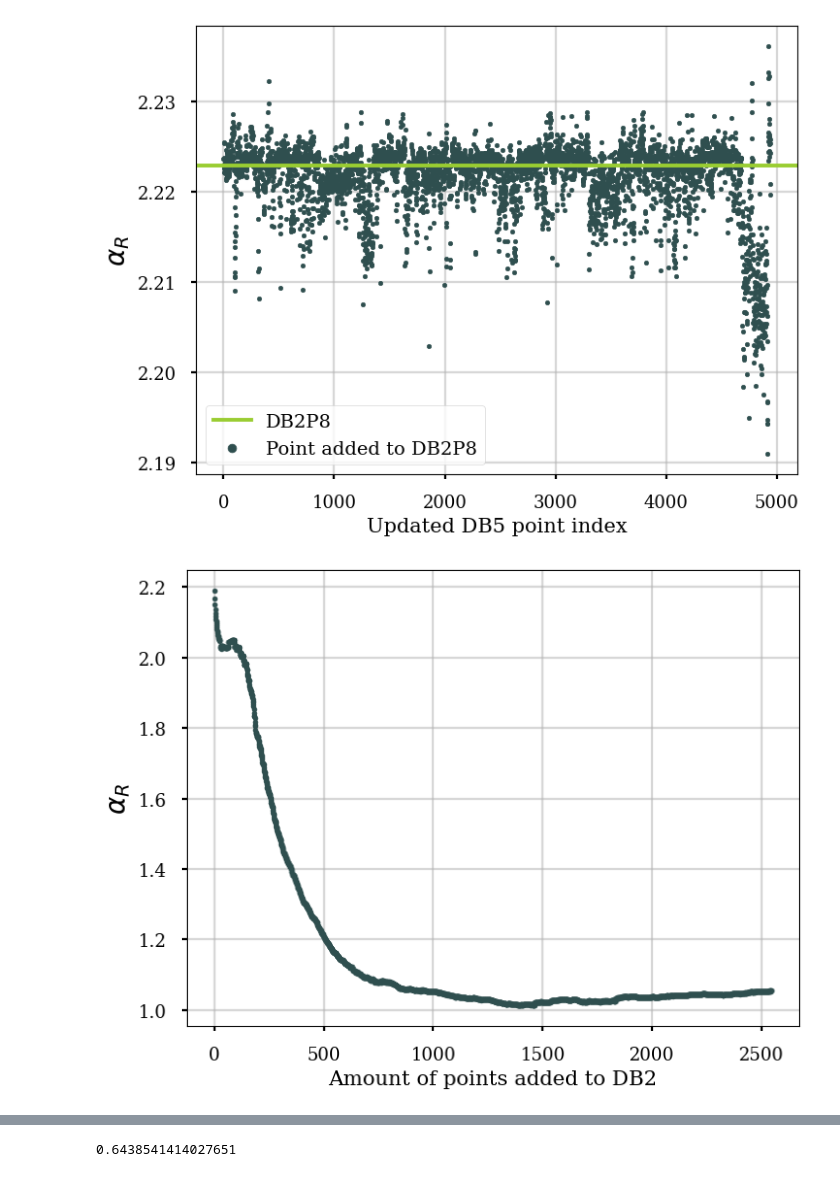
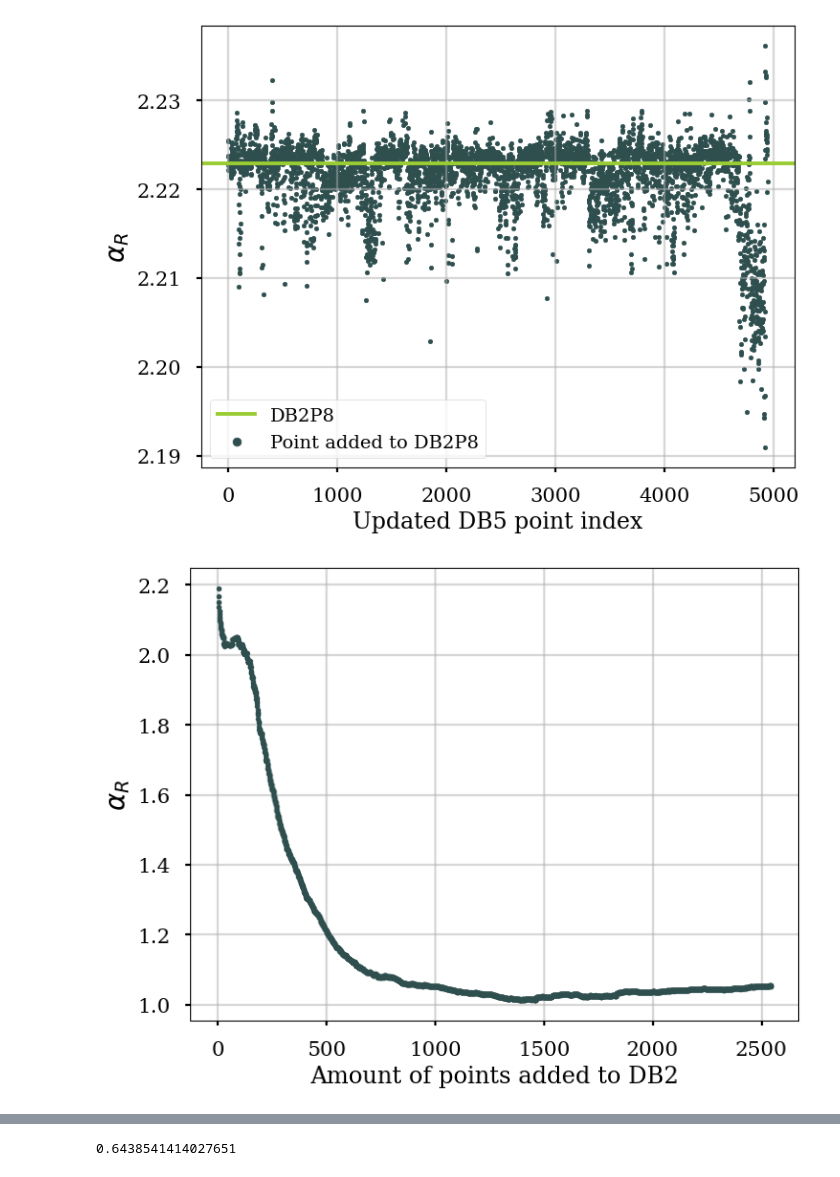
Before and after one commit to Chinnasf/FUSION-EP-Master-Thesis, a Jupyter notebook: Optimization/group_analyses_on_reduced_DS_random_sampling_PLOTS.ipynb, the cells around one changed output, grey strips where cells are left out. Saved outputs shown, nothing was run; the diff lists cells and outputs as text; code cells hidden in the pictures.

Commit message:
modified to create plots for thesis report

```diff
--- a/Optimization/group_analyses_on_reduced_DS_random_sampling_PLOTS.ipynb
+++ b/Optimization/group_analyses_on_reduced_DS_random_sampling_PLOTS.ipynb
@@ -67,19 +67,19 @@ regression_DB2 = get_regression_np(R[R.id.isin([0])])[1]
 # %%
 plt.figure(figsize=(8,6))
 plt.axhline(regression_DB2.params[5], c="yellowgreen", label="DB2P8")
 plt.scatter(reg_data.index, reg_data.αR, s=10, c = "darkslategray", label="Point added to DB2P8")
-plt.xlabel("Updated DB5 point index",fontsize=15)
+plt.xlabel("Updated DB5 point index",fontsize=17)
 plt.ylabel("$\\alpha_R$", fontsize=20)
-plt.xticks(fontsize=13)
-plt.yticks(fontsize=13)
+plt.xticks(fontsize=15)
+plt.yticks(fontsize=15)
 plt.legend(fontsize=14, markerscale=2)
 
 plt.rc('axes', axisbelow=True)
 plt.grid(alpha=0.5);
 
-#plt.savefig(fig_path+"individual_pts.png", dpi=800);
+#plt.savefig(fig_path+"individual_pts.pdf", format="pdf", dpi=800, bbox_inches='tight');
 # %% [output]
-[figure, old version]
+[figure, new version]
 # %%
 # Leave the ones above baseline out -- because we are interested in the reduction of value
 pts_minimize = reg_data[reg_data.αR < regression_DB2.params[5] ]
@@ -110,17 +110,17 @@ DB5_decreas_pts["αR_per_pts_in_DB2"] = reg_coeff_per_pts
 
 plt.figure(figsize=(8,6))
 plt.scatter(DB5_decreas_pts.index + 1, DB5_decreas_pts["αR_per_pts_in_DB2"], s=12, c = "darkslategray")
-plt.xlabel("Amount of points added to DB2", fontsize=15)
+plt.xlabel("Amount of points added to DB2", fontsize=17)
 plt.ylabel("$\\alpha_R$", fontsize=20)
-plt.xticks(fontsize=13)
-plt.yticks(fontsize=13)
+plt.xticks(fontsize=15)
+plt.yticks(fontsize=15)
 #plt.title("Change of $\\alpha_R$ When Adding One Shot At a Time")
 plt.rc('axes', axisbelow=True)
 plt.grid(alpha=0.5)
 
-#plt.savefig(fig_path+"accumulated_pts.png", dpi=800);
+#plt.savefig(fig_path+"accumulated_pts.pdf", format="pdf", dpi=800, bbox_inches='tight');
 # %% [output]
-[figure, old version]
+[figure, new version]
 # %%
 big_dataset = pd.read_csv(path+"decreased_dataset_random_sampling_500.csv")
 
```
Also changed, not shown: parts of 2 cells of this notebook.
